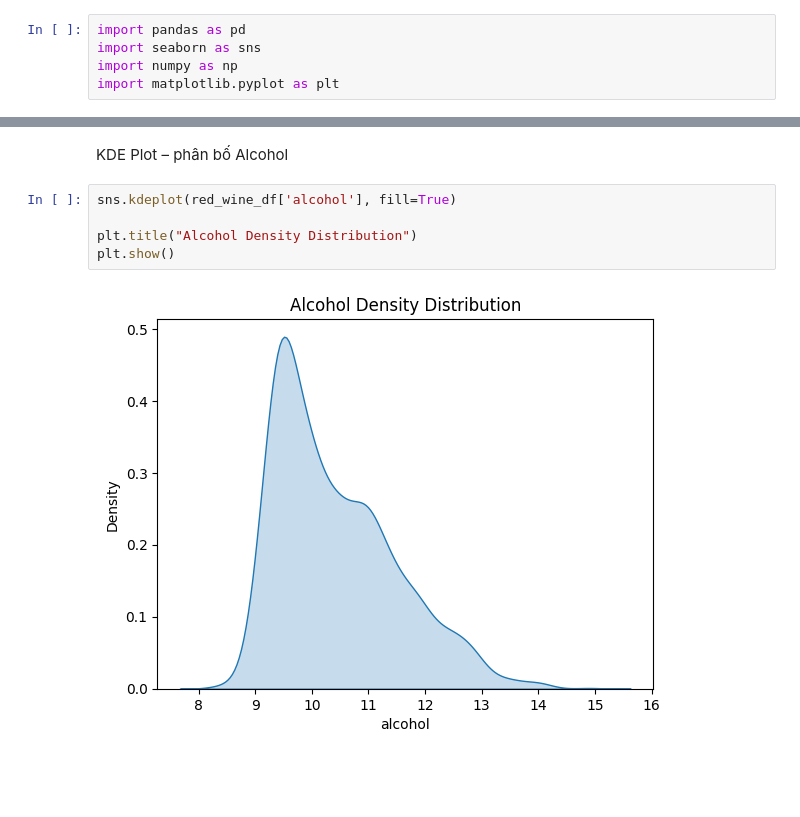
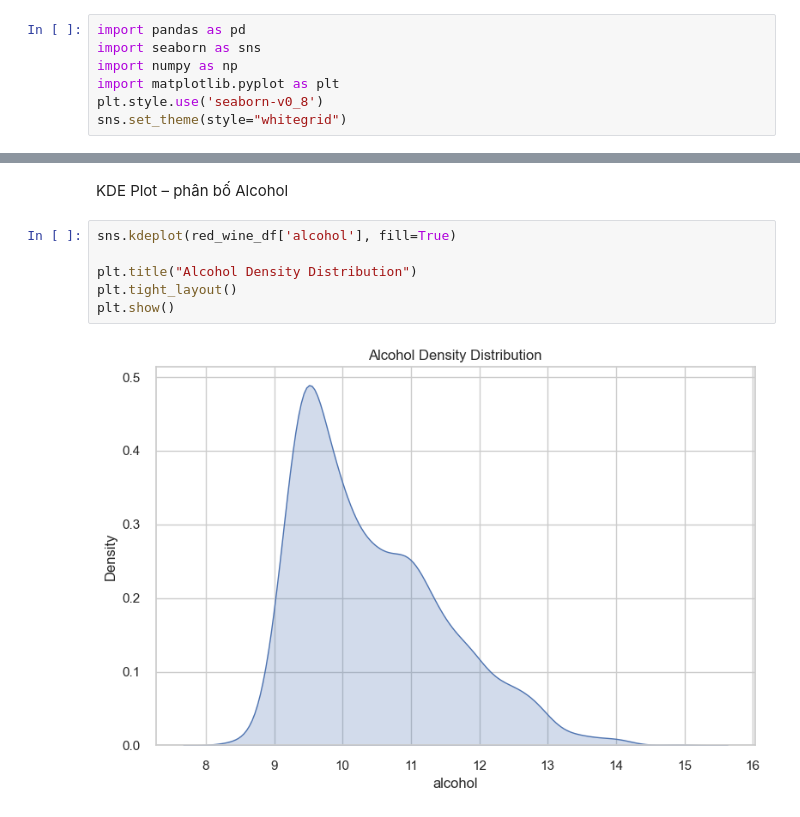
Before and after one commit to NgPhuQuy/Wine-Quality-Prediction, a Jupyter notebook: notebooks/EDA/EDA_redWine.ipynb, the cells around one changed output, grey strips where cells are left out. Cells and saved outputs as stored; diff of their text form; blank space fills up the shorter version.

```diff
--- a/notebooks/EDA/EDA_redWine.ipynb
+++ b/notebooks/EDA/EDA_redWine.ipynb
@@ -3,4 +5,6 @@ import pandas as pd
 import seaborn as sns
 import numpy as np
 import matplotlib.pyplot as plt
+plt.style.use('seaborn-v0_8')
+sns.set_theme(style="whitegrid")
 # %% [markdown]
@@ -274,7 +401,8 @@ KDE Plot – phân bố Alcohol
 # %%
 sns.kdeplot(red_wine_df['alcohol'], fill=True)
 
 plt.title("Alcohol Density Distribution")
+plt.tight_layout()
 plt.show()
 # %% [output]
-[figure, old version]
+[figure, new version]
```
Also changed, not shown: parts of 52 cells of this notebook, 2 other files.
